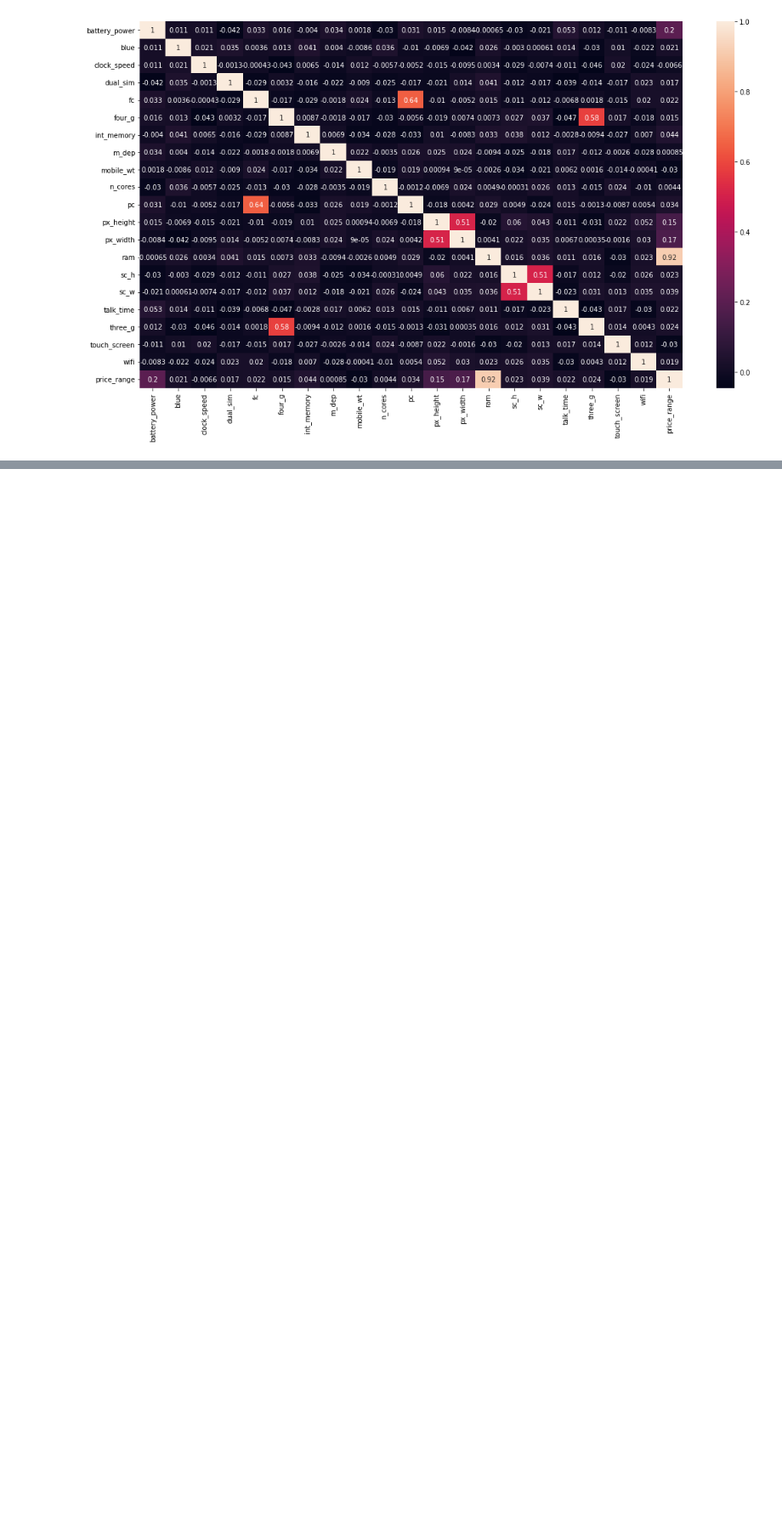
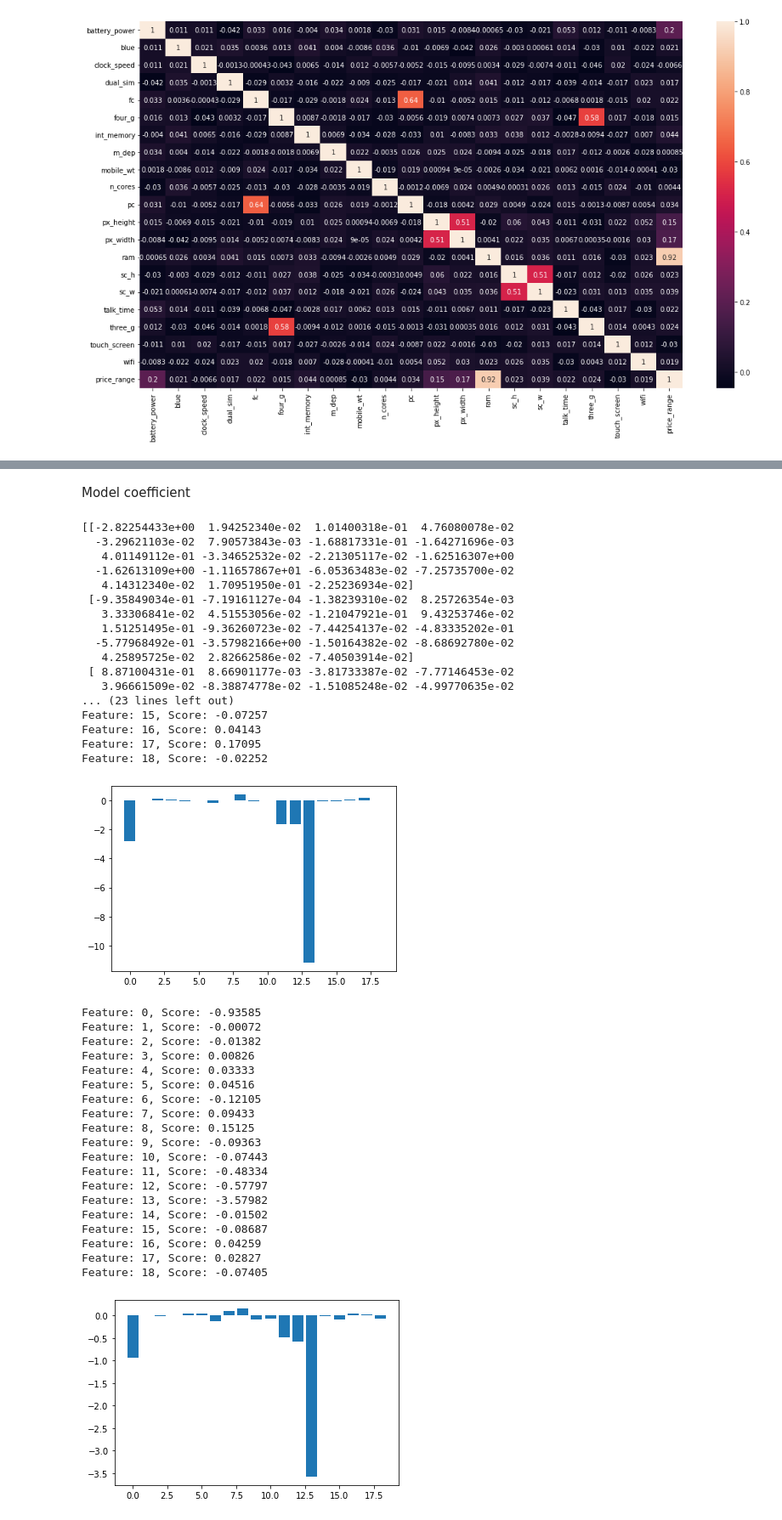
Before and after one commit to Arvindkale123/mobile-price-range-prediction, a Jupyter notebook: capstone 3.ipynb, the cells around one changed output, grey strips where cells are left out. Shown: that part at 85% size. Drawn from its saved outputs; the diff is of its cells as text; code cells hidden in the pictures; blank space fills up the shorter version.

Commit message:
prediction , feature importance , shapley values

```diff
--- a/capstone 3.ipynb
+++ b/capstone 3.ipynb
@@ -68,5 +72,5 @@ Drive already mounted at /content/drive; to attempt to forcibly remount, call dr
 # %%
-df=pd.read_csv("/content/drive/MyDrive/almabetter/data_mobile_price_range.csv")
+df=pd.read_csv("/content/drive/MyDrive/AlmaBetter/capstone project 3/Copy of data_mobile_price_range.csv")
 df.shape
 # %% [output]
 (2000, 21)
@@ -257,0 +259,9 @@ Index(['battery_power', 'blue', 'clock_speed', 'dual_sim', 'fc', 'four_g',
+# %%
+from sklearn.preprocessing import StandardScaler
+sc=StandardScaler()
+
+x_train=sc.fit_transform(x_train)
+x_test=sc.fit_transform(x_test)
+
+x_train=pd.DataFrame(x_train,columns=x.columns)
+x_test=pd.DataFrame(x_test,columns=x.columns)
@@ -257,0 +276,9 @@ Index(['battery_power', 'blue', 'clock_speed', 'dual_sim', 'fc', 'four_g',
+# %%
+# Using multiclass logistic regression
+model = LogisticRegression(multi_class='multinomial',solver='lbfgs',fit_intercept=True, )
+model.fit(x_train, y_train)
+train_preds_proba = model.predict_proba(x_train)
+test_preds_proba = model.predict_proba(x_test)
+# Get the predicted classes
+train_class_pred = model.predict(x_train)
+test_class_pred = model.predict(x_test)
@@ -257,0 +299,51 @@ Index(['battery_power', 'blue', 'clock_speed', 'dual_sim', 'fc', 'four_g',
+# %% [markdown]
+Model coefficient
+# %%
+print(model.coef_)
+for i in range(0,4):
+ importance = model.coef_[i]
+ # summarize feature importance
+ for i,v in enumerate(importance):
+	 print('Feature: %0d, Score: %.5f' % (i,v))
+# plot feature importance
+ plt.bar([x for x in range(len(importance))], importance)
+ plt.show()
+# %% [output]
+[[-2.82254433e+00  1.94252340e-02  1.01400318e-01  4.76080078e-02
+  -3.29621103e-02  7.90573843e-03 -1.68817331e-01 -1.64271696e-03
+   4.01149112e-01 -3.34652532e-02 -2.21305117e-02 -1.62516307e+00
+  -1.62613109e+00 -1.11657867e+01 -6.05363483e-02 -7.25735700e-02
+   4.14312340e-02  1.70951950e-01 -2.25236934e-02]
+ [-9.35849034e-01 -7.19161127e-04 -1.38239310e-02  8.25726354e-03
+   3.33306841e-02  4.51553056e-02 -1.21047921e-01  9.43253746e-02
+   1.51251495e-01 -9.36260723e-02 -7.44254137e-02 -4.83335202e-01
+  -5.77968492e-01 -3.57982166e+00 -1.50164382e-02 -8.68692780e-02
+   4.25895725e-02  2.82662586e-02 -7.40503914e-02]
+ [ 8.87100431e-01  8.66901177e-03 -3.81733387e-02 -7.77146453e-02
+   3.96661509e-02 -8.38874778e-02 -1.51085248e-02 -4.99770635e-02
+... (23 lines left out)
+Feature: 15, Score: -0.07257
+Feature: 16, Score: 0.04143
+Feature: 17, Score: 0.17095
+Feature: 18, Score: -0.02252
+[figure, added]
+Feature: 0, Score: -0.93585
+Feature: 1, Score: -0.00072
+Feature: 2, Score: -0.01382
+Feature: 3, Score: 0.00826
+Feature: 4, Score: 0.03333
+Feature: 5, Score: 0.04516
+Feature: 6, Score: -0.12105
+Feature: 7, Score: 0.09433
+Feature: 8, Score: 0.15125
+Feature: 9, Score: -0.09363
+Feature: 10, Score: -0.07443
+Feature: 11, Score: -0.48334
+Feature: 12, Score: -0.57797
+Feature: 13, Score: -3.57982
+Feature: 14, Score: -0.01502
+Feature: 15, Score: -0.08687
+Feature: 16, Score: 0.04259
+Feature: 17, Score: 0.02827
+Feature: 18, Score: -0.07405
+[figure, added]
```
Also changed, not shown: parts of 79 cells of this notebook.
